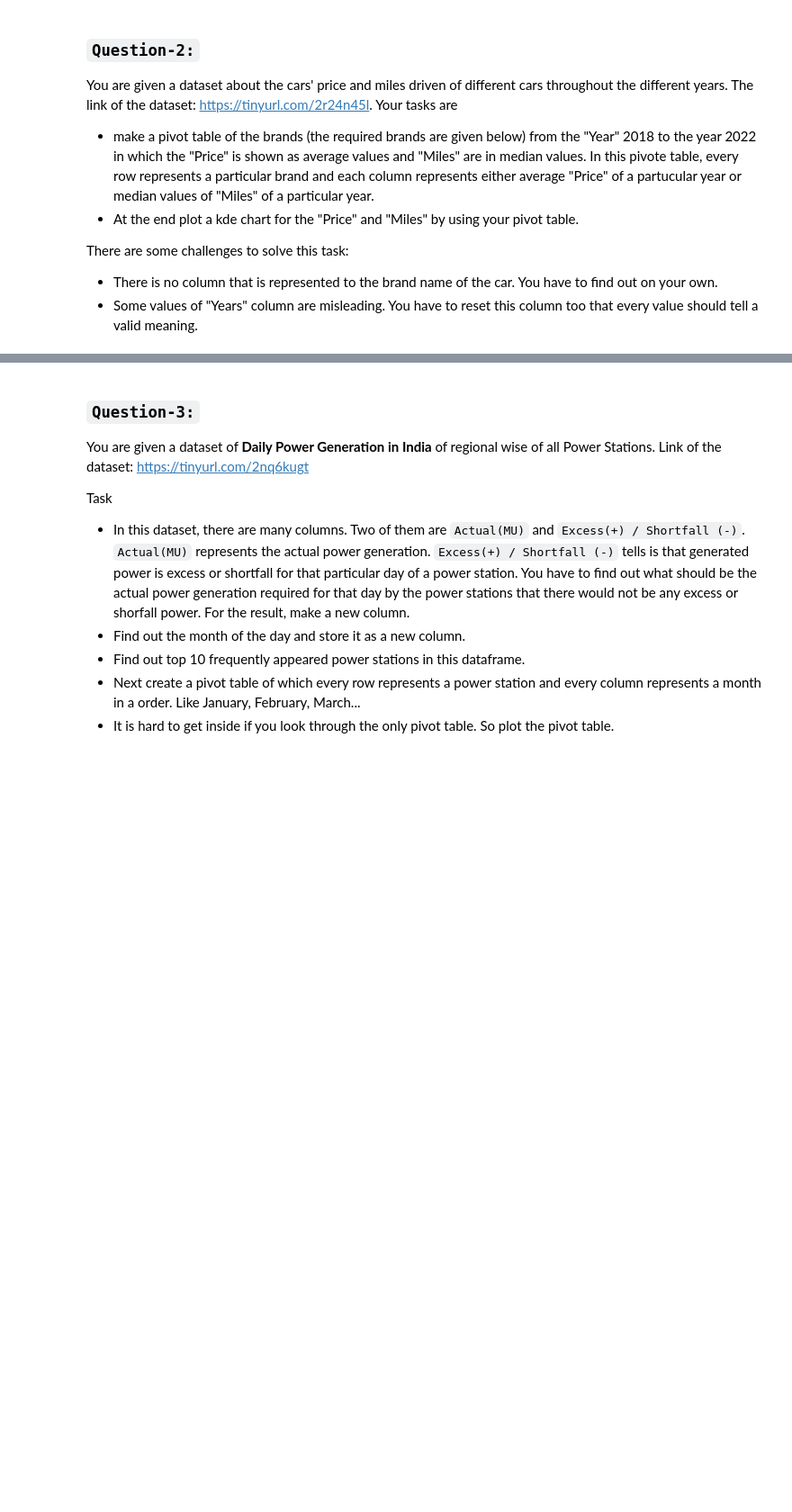
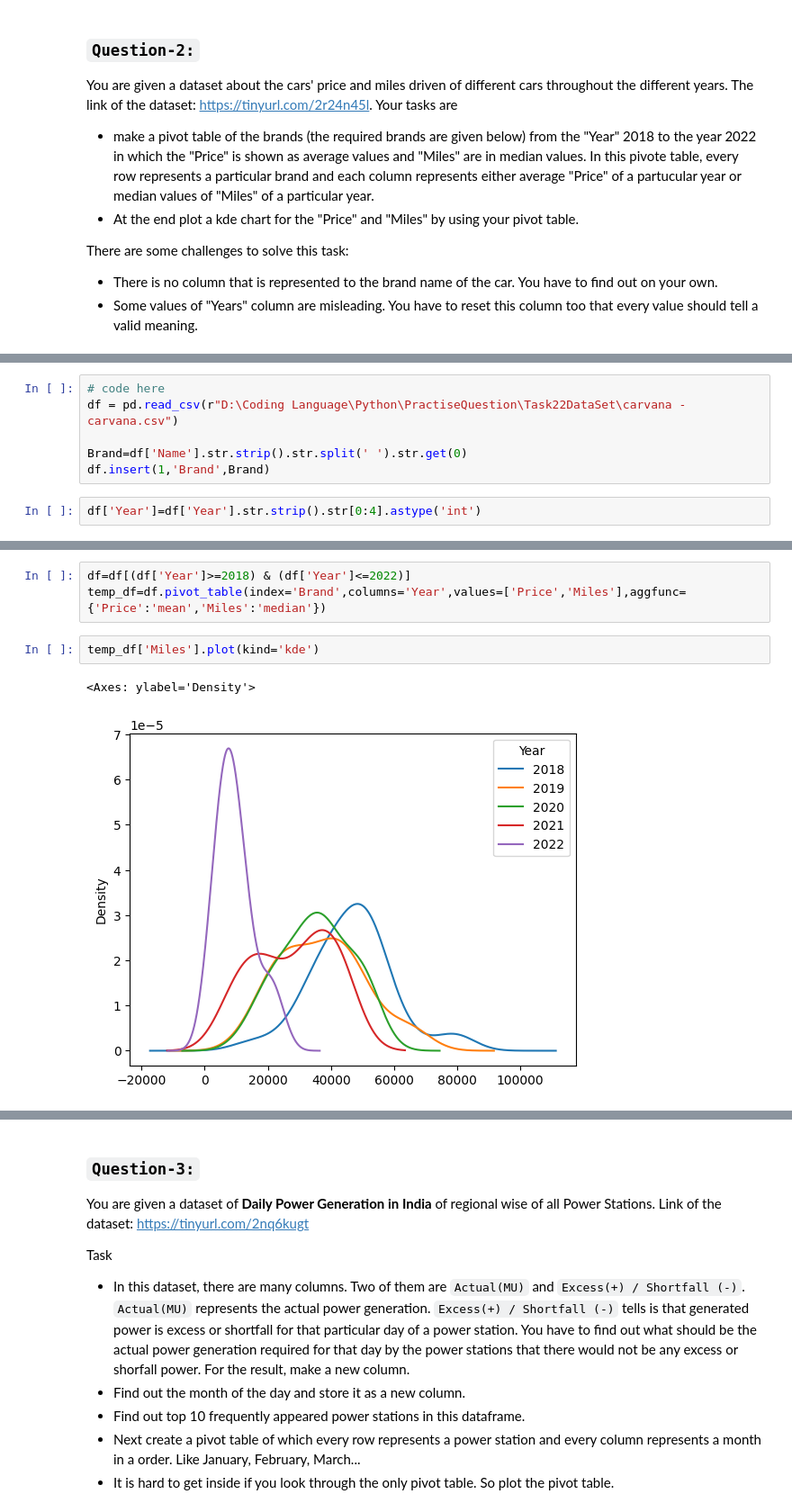
Before and after one commit to pranavverma26/PythonCode, a Jupyter notebook: PractiseQuestion/107. Task 22 FREE.ipynb, the cells around one changed output, grey strips where cells are left out. Shown at 90% size. Cells and saved outputs as stored; diff of their text form; blank space fills up the shorter version.

```diff
--- a/PractiseQuestion/107. Task 22 FREE.ipynb
+++ b/PractiseQuestion/107. Task 22 FREE.ipynb
@@ -26,0 +30,8 @@ There are some challenges to solve this task:
+# %%
+# code here
+df = pd.read_csv(r"D:\Coding Language\Python\PractiseQuestion\Task22DataSet\carvana - carvana.csv")
+
+Brand=df['Name'].str.strip().str.split(' ').str.get(0)
+df.insert(1,'Brand',Brand)
+# %%
+df['Year']=df['Year'].str.strip().str[0:4].astype('int')
@@ -26,0 +75,8 @@ There are some challenges to solve this task:
+# %%
+df=df[(df['Year']>=2018) & (df['Year']<=2022)]
+temp_df=df.pivot_table(index='Brand',columns='Year',values=['Price','Miles'],aggfunc={'Price':'mean','Miles':'median'})
+# %%
+temp_df['Miles'].plot(kind='kde')
+# %% [output]
+<Axes: ylabel='Density'>
+[figure, added]
```
Also changed, not shown: parts of 28 cells of this notebook, 15 other files.
